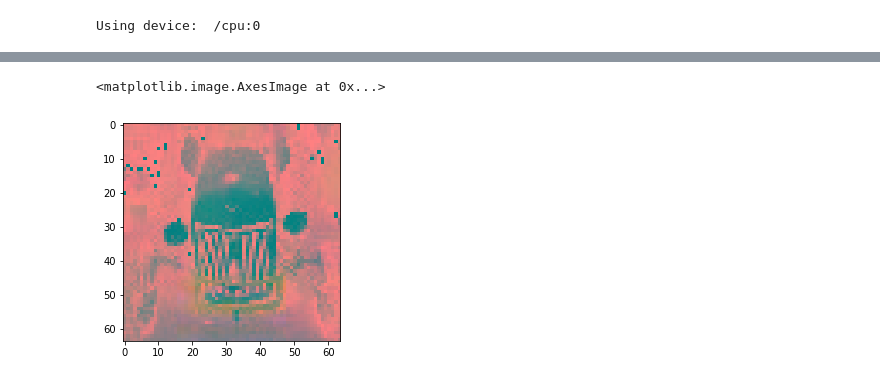
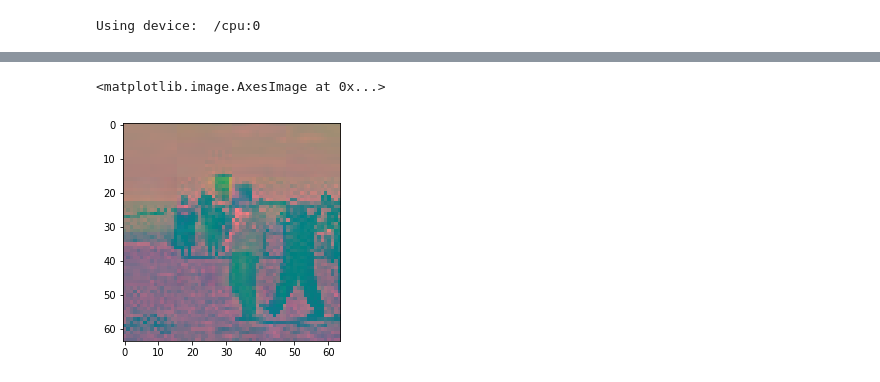
Before and after one commit to kkhosla96/cs231n-project, a Jupyter notebook: project.ipynb, the cells around one changed output, grey strips where cells are left out. Drawn from its saved outputs; the diff is of its cells as text; code cells hidden in the pictures.

```diff
--- a/project.ipynb
+++ b/project.ipynb
@@ -101,6 +102,8 @@ for fname in image_names:
 data = np.stack(data)
 N = data.shape[0]
 
+data = data / 255
+
 num_train = 4 * N // 5
 num_val = N // 10
 num_test = N // 10
@@ -288,9 +298,9 @@ Epoch 1/1
 # %%
-example_index = 0
+example_index = 12
 single_example = np.expand_dims(X_train[example_index], axis=0)
-predict = my_model.predict(single_example)
-predict = np.reshape(predict, (64, 64, 2))
-print(np.sum((Y_train[example_index] - predict)**2))
+prediction = my_model.predict(single_example)
+prediction = np.reshape(prediction, (64, 64, 2))
+print(np.sum((Y_train[example_index] - prediction)**2))
 # note that predict and Y_train are both (64, 64, 2) since
 # we are only predicting the Cr and Cb components
 # to visualize our prediction, have to append in front
@@ -320,10 +337,9 @@ imshow(im)
 # %%
 should_be = np.zeros_like(X_train[example_index])
-should_be[:, :, 0] = X_train[0][:, :, 0]
+should_be[:, :, 0] = X_train[example_index][:, :, 0]
 should_be[:, :, 1] = Y_train[example_index][:, :, 0]
 should_be[:, :, 2] = Y_train[example_index][:, :, 1]
-should_be = should_be * undo_std + undo_mean
 imshow(should_be)
 # %% [output]
 <matplotlib.image.AxesImage at 0x...>
-[figure, old version]
+[figure, new version]
```
Also changed, not shown: parts of 20 cells of this notebook, 2 other files.
